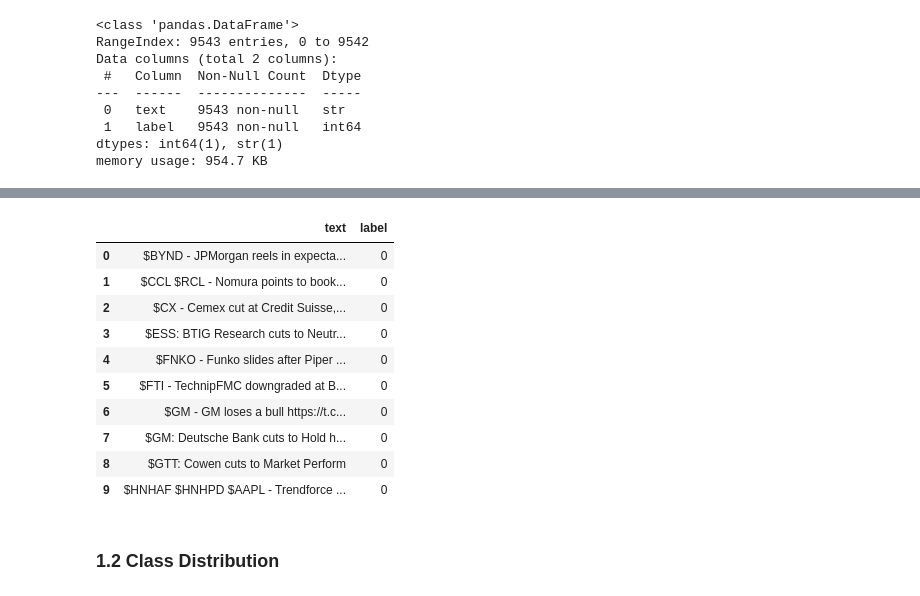
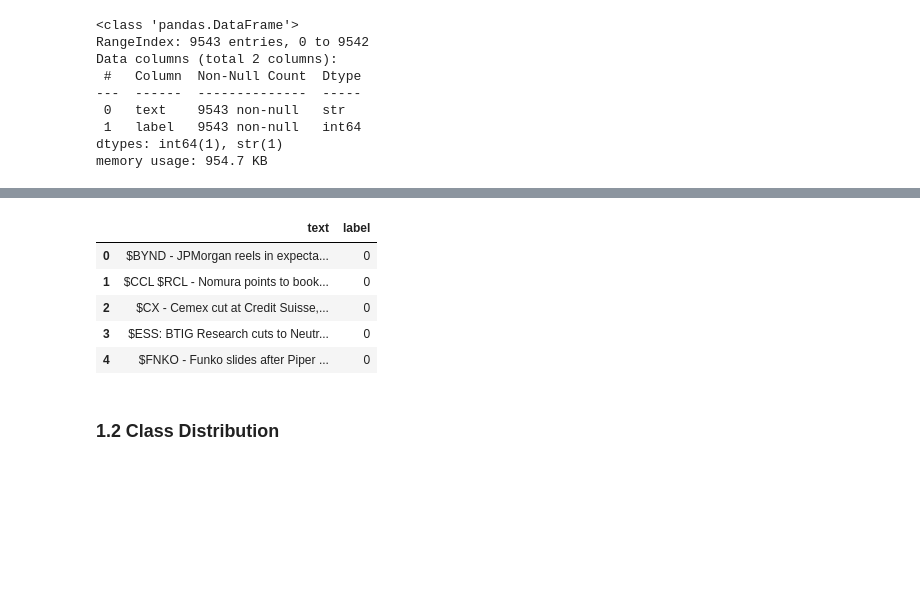
Before and after one commit to joaopavila120/text_mining_project, a Jupyter notebook: notebooks/tm_tests_xx.ipynb, the cells around one changed output, grey strips where cells are left out. Saved outputs shown, nothing was run; the diff lists cells and outputs as text; code cells hidden in the pictures; blank space fills up the shorter version.

```diff
--- a/notebooks/tm_tests_xx.ipynb
+++ b/notebooks/tm_tests_xx.ipynb
@@ -82,18 +51,12 @@ Name: proportion, dtype: float64
 # %%
-# Preview first rows
-train_df.head(10)
+train_df.head()
 # %% [output]
 |  | text | label |
 | 0 | $BYND - JPMorgan reels in expecta... | 0 |
 | 1 | $CCL $RCL - Nomura points to book... | 0 |
 | 2 | $CX - Cemex cut at Credit Suisse,... | 0 |
 | 3 | $ESS: BTIG Research cuts to Neutr... | 0 |
 | 4 | $FNKO - Funko slides after Piper ... | 0 |
-| 5 | $FTI - TechnipFMC downgraded at B... | 0 |
-| 6 | $GM - GM loses a bull https://t.c... | 0 |
-| 7 | $GM: Deutsche Bank cuts to Hold h... | 0 |
-| 8 | $GTT: Cowen cuts to Market Perform | 0 |
-| 9 | $HNHAF $HNHPD $AAPL - Trendforce ... | 0 |
 # %% [markdown]
 ### 1.2 Class Distribution
 # %%
```
Also changed, not shown: parts of 26 cells of this notebook, 2 other files.
